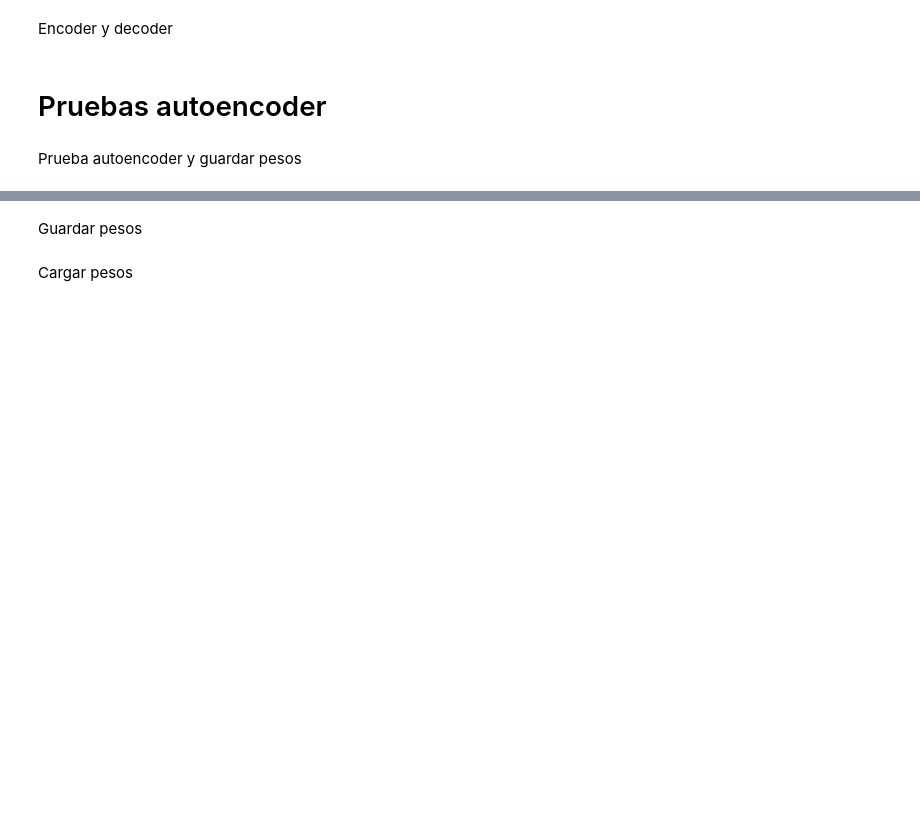
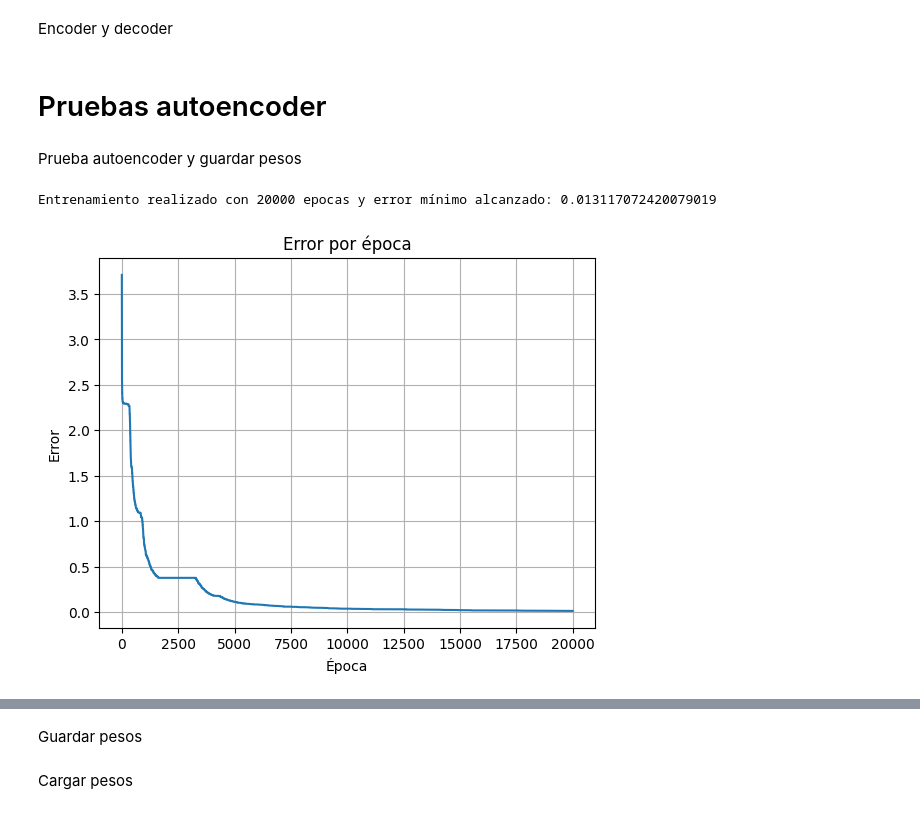
Before and after one commit to matias-cisnero/autoencoder-intro-ia, a Jupyter notebook: autoencoder-numpy.ipynb, the cells around one changed output, grey strips where cells are left out. Saved outputs shown, nothing was run; the diff lists cells and outputs as text; code cells hidden in the pictures; blank space fills up the shorter version.

```diff
--- a/autoencoder-numpy.ipynb
+++ b/autoencoder-numpy.ipynb
@@ -131,7 +137,7 @@ def autoencoder(x, y, η, epocas):
 
   # Cantidad de neuronas
   entrada = salida = int(x.shape[1]) # Igual que salida
-  oculta1 = oculta2 = 15 # Ambas del mismo tamaño
+  oculta1 = oculta2 = 11 # Ambas del mismo tamaño
   latente = 2
 
   # Creo mis pesos
@@ -190,7 +196,8 @@ def autoencoder(x, y, η, epocas):
       b1 += η * δ1
 
       #Calculo de error
-      error = binary_crossentropy(yk, V4)
+      #error = binary_crossentropy(yk, V4)
+      error = MSE(yk, V4)
 
       if error < error_min:
         error_min = error
@@ -231,4 +342,7 @@ def decoder(V_latente, w3, w4, b3, b4):
 # %% [markdown]
 Prueba autoencoder y guardar pesos
 # %%
-#w1, w2, w3, w4, b1, b2, b3, b4 = autoencoder(x, x, 0.1, 2000)
+w1, w2, w3, w4, b1, b2, b3, b4 = autoencoder(x, x, 0.01, 20000)
+# %% [output]
+Entrenamiento realizado con 20000 epocas y error mínimo alcanzado: 0.013117072420079019
+[figure, added]
```
Also changed, not shown: parts of 18 cells of this notebook, 2 other files.
